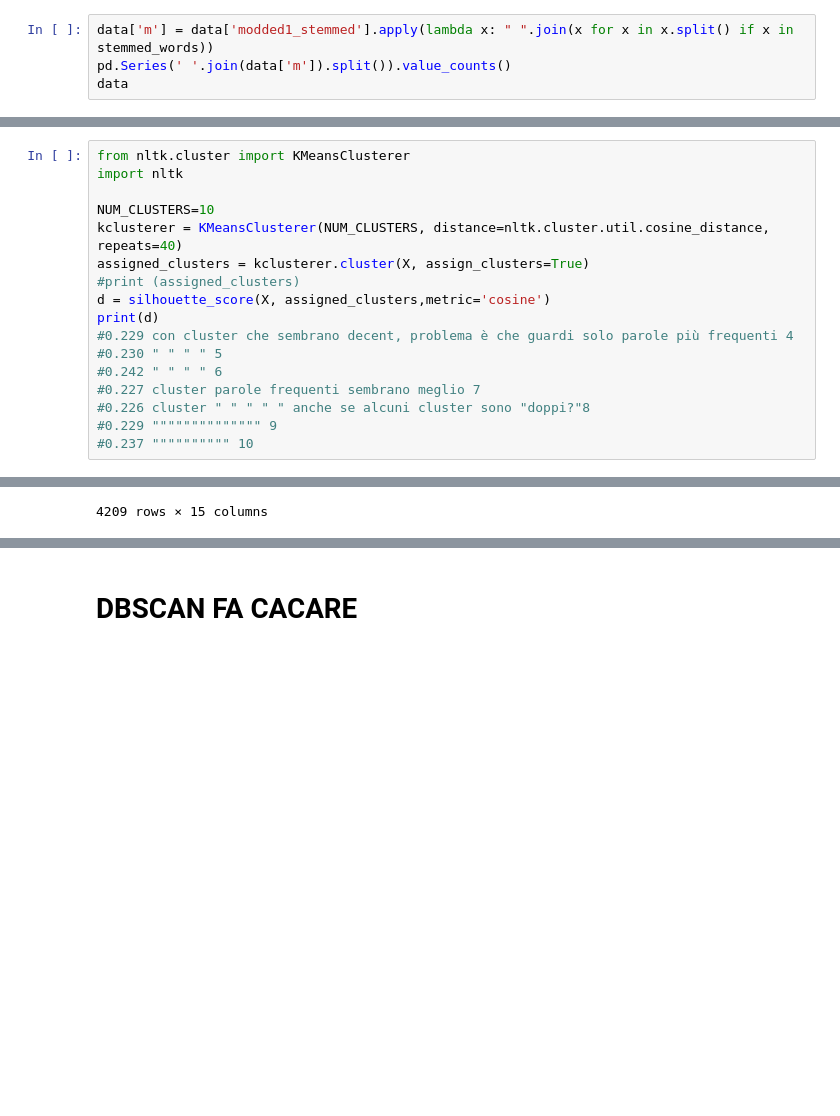
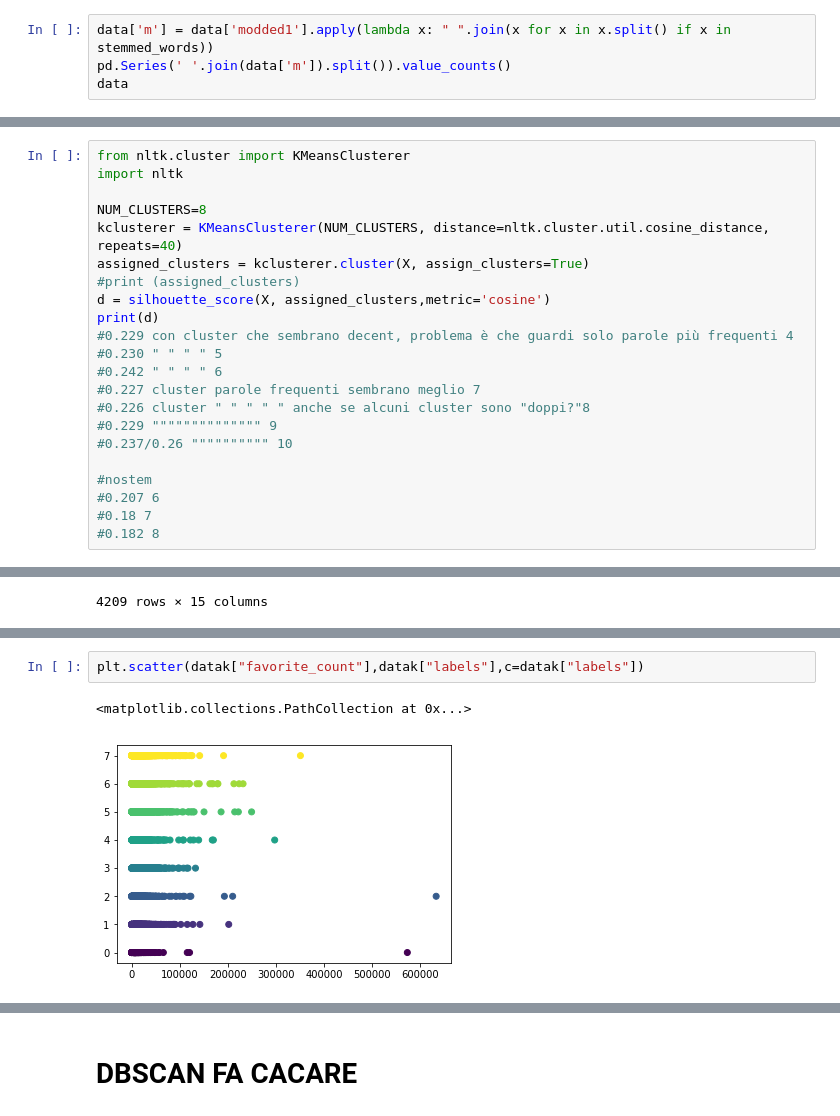
Before and after one commit to Gneur11/TextAnalytics, a Jupyter notebook: doc2vec.ipynb, the cells around one changed output, grey strips where cells are left out. Drawn from its saved outputs; the diff is of its cells as text; blank space fills up the shorter version.

```diff
--- a/doc2vec.ipynb
+++ b/doc2vec.ipynb
@@ -31,5 +31,5 @@ plt.show
 # %%
-data['m'] = data['modded1_stemmed'].apply(lambda x: " ".join(x for x in x.split() if x in stemmed_words))
+data['m'] = data['modded1'].apply(lambda x: " ".join(x for x in x.split() if x in stemmed_words))
 pd.Series(' '.join(data['m']).split()).value_counts()
 data
 # %% [output]
@@ -234,7 +231,7 @@ print(d)
 from nltk.cluster import KMeansClusterer
 import nltk
 
-NUM_CLUSTERS=10
+NUM_CLUSTERS=8
 kclusterer = KMeansClusterer(NUM_CLUSTERS, distance=nltk.cluster.util.cosine_distance, repeats=40)
 assigned_clusters = kclusterer.cluster(X, assign_clusters=True)
 #print (assigned_clusters)
@@ -246,5 +243,10 @@ print(d)
 #0.227 cluster parole frequenti sembrano meglio 7
 #0.226 cluster " " " " " anche se alcuni cluster sono "doppi?"8
 #0.229 """""""""""""" 9
-#0.237 """""""""" 10
+#0.237/0.26 """""""""" 10
+
+#nostem
+#0.207 6
+#0.18 7
+#0.182 8
 # %% [output]
@@ -319,0 +341,5 @@ dtype: int64
+# %%
+plt.scatter(datak["favorite_count"],datak["labels"],c=datak["labels"])
+# %% [output]
+<matplotlib.collections.PathCollection at 0x...>
+[figure, added]
```
Also changed, not shown: parts of 15 cells of this notebook.
